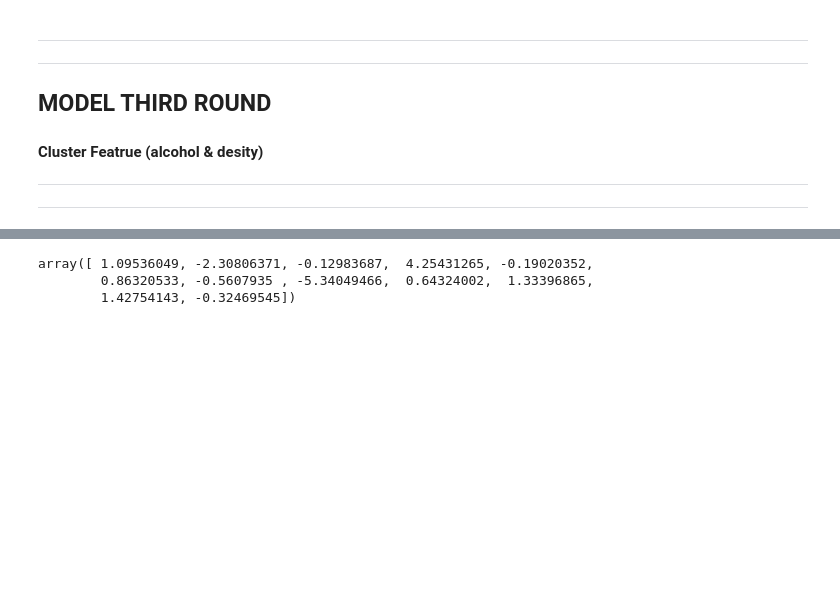
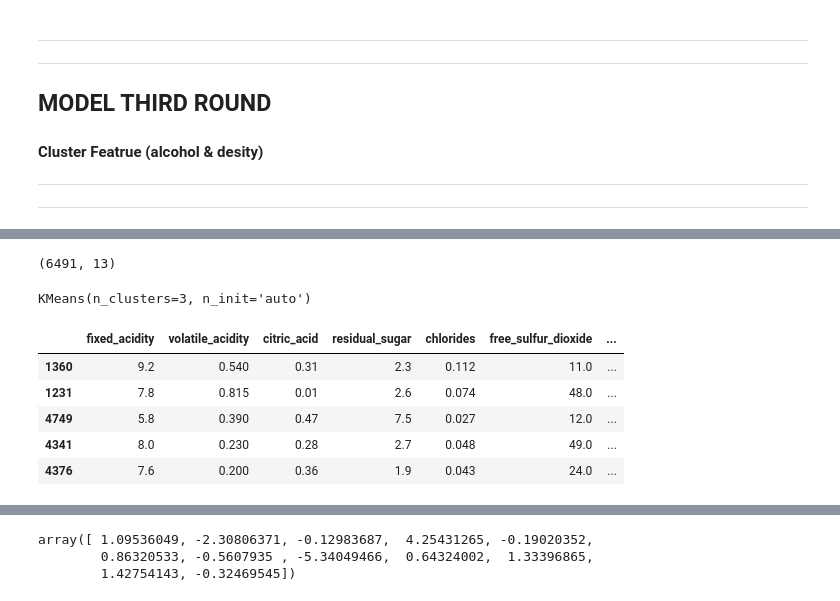
Before and after one commit to Clustering-Project/wine_quality_project, a Jupyter notebook: John/explore.ipynb, the cells around one changed output, grey strips where cells are left out. Cells and saved outputs as stored; diff of their text form; code cells hidden in the pictures; blank space fills up the shorter version.

```diff
--- a/John/explore.ipynb
+++ b/John/explore.ipynb
@@ -1087,0 +1098,4 @@ ____
+# %%
+df.shape
+# %% [output]
+(6491, 13)
@@ -1087,0 +1113,6 @@ ____
+# %%
+kmeans = KMeans(n_clusters=3, n_init='auto')
+features = train[['alcohol', 'density']]
+kmeans.fit(features)
+# %% [output]
+KMeans(n_clusters=3, n_init='auto')
@@ -1087,0 +1121,9 @@ ____
+# %%
+train.head()
+# %% [output]
+|  | fixed_acidity | volatile_acidity | citric_acid | residual_sugar | chlorides | free_sulfur_dioxide | ... |
+| 1360 | 9.2 | 0.540 | 0.31 | 2.3 | 0.112 | 11.0 | ... |
+| 1231 | 7.8 | 0.815 | 0.01 | 2.6 | 0.074 | 48.0 | ... |
+| 4749 | 5.8 | 0.390 | 0.47 | 7.5 | 0.027 | 12.0 | ... |
+| 4341 | 8.0 | 0.230 | 0.28 | 2.7 | 0.048 | 49.0 | ... |
+| 4376 | 7.6 | 0.200 | 0.36 | 1.9 | 0.043 | 24.0 | ... |
```
Also changed, not shown: parts of 22 cells of this notebook.
